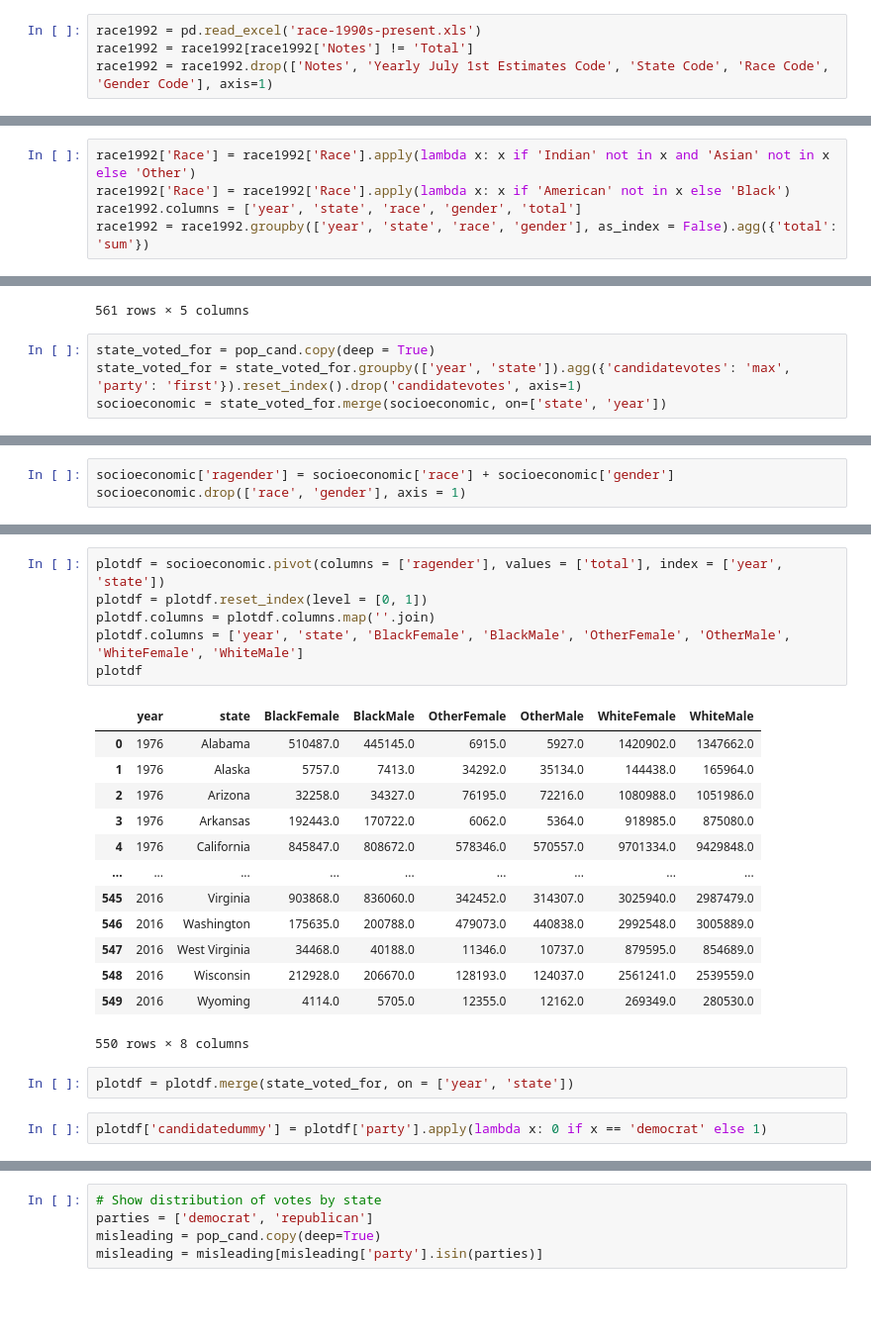
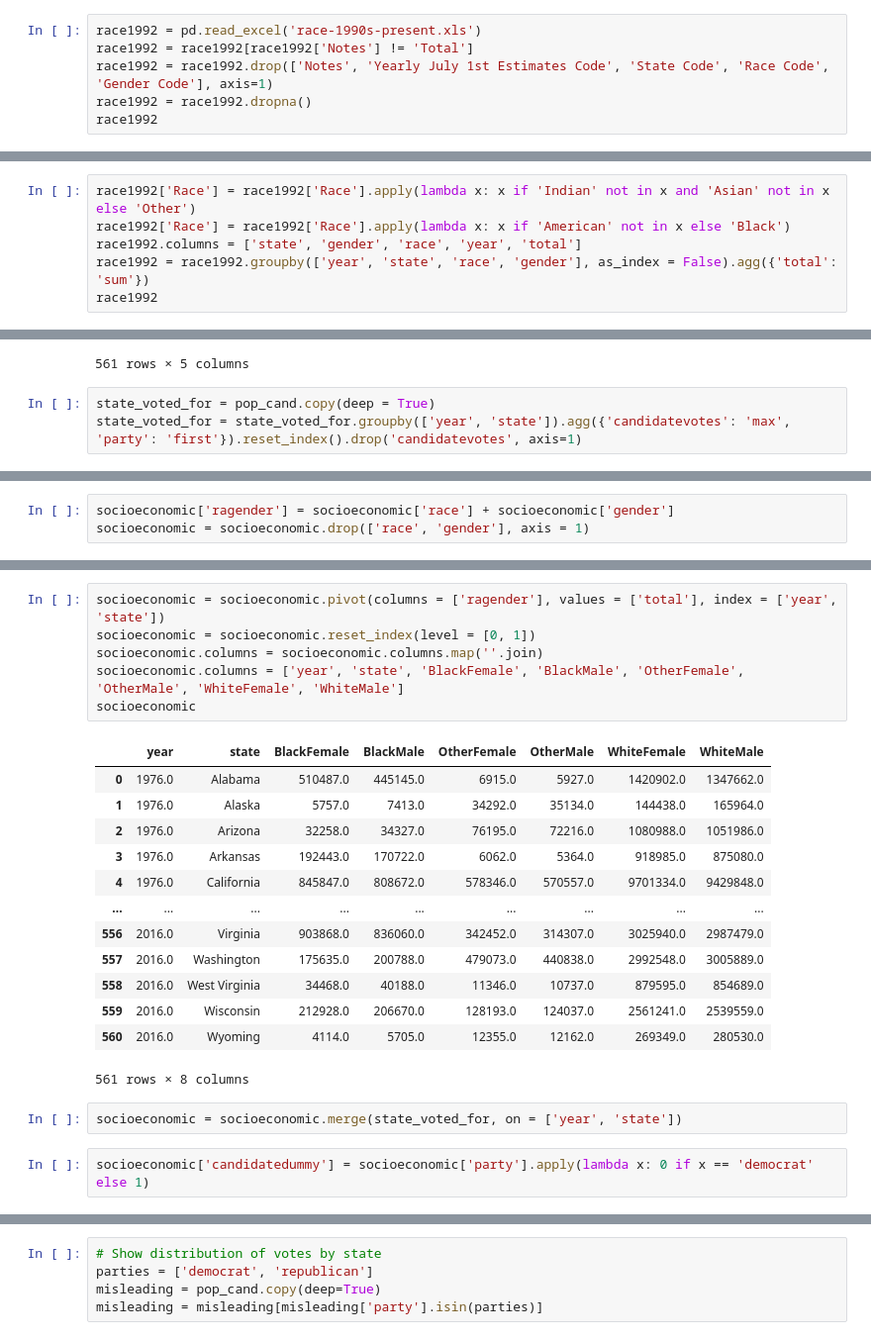
Before and after one commit to arundhingra/Final-Project, a Jupyter notebook: Final Tutorial.ipynb, the cells around one changed output, grey strips where cells are left out. Shown at 99% size. Drawn from its saved outputs; the diff is of its cells as text; blank space fills up the shorter version.

Commit message:
merged pov socio

```diff
--- a/Final Tutorial.ipynb
+++ b/Final Tutorial.ipynb
@@ -182,3 +183,5 @@ race1970s
 race1992 = pd.read_excel('race-1990s-present.xls')
 race1992 = race1992[race1992['Notes'] != 'Total']
 race1992 = race1992.drop(['Notes', 'Yearly July 1st Estimates Code', 'State Code', 'Race Code', 'Gender Code'], axis=1)
+race1992 = race1992.dropna()
+race1992
@@ -185,5 +202,6 @@ race1992 = race1992.drop(['Notes', 'Yearly July 1st Estimates Code', 'State Code
 # %%
 race1992['Race'] = race1992['Race'].apply(lambda x: x if 'Indian' not in x and 'Asian' not in x else 'Other')
 race1992['Race'] = race1992['Race'].apply(lambda x: x if 'American' not in x else 'Black')
-race1992.columns = ['year', 'state', 'race', 'gender', 'total']
+race1992.columns = ['state', 'gender', 'race', 'year', 'total']
 race1992 = race1992.groupby(['year', 'state', 'race', 'gender'], as_index = False).agg({'total': 'sum'})
+race1992
@@ -240,4 +258,3 @@ poverty
 # %%
 state_voted_for = pop_cand.copy(deep = True)
 state_voted_for = state_voted_for.groupby(['year', 'state']).agg({'candidatevotes': 'max', 'party': 'first'}).reset_index().drop('candidatevotes', axis=1)
-socioeconomic = state_voted_for.merge(socioeconomic, on=['state', 'year'])
@@ -260,3 +261,3 @@ socioeconomic
 # %%
 socioeconomic['ragender'] = socioeconomic['race'] + socioeconomic['gender']
-socioeconomic.drop(['race', 'gender'], axis = 1)
+socioeconomic = socioeconomic.drop(['race', 'gender'], axis = 1)
@@ -277,24 +264,24 @@ socioeconomic.drop(['race', 'gender'], axis = 1)
 # %%
-plotdf = socioeconomic.pivot(columns = ['ragender'], values = ['total'], index = ['year', 'state'])
-plotdf = plotdf.reset_index(level = [0, 1])
-plotdf.columns = plotdf.columns.map(''.join)
-plotdf.columns = ['year', 'state', 'BlackFemale', 'BlackMale', 'OtherFemale', 'OtherMale', 'WhiteFemale', 'WhiteMale']
-plotdf
+socioeconomic = socioeconomic.pivot(columns = ['ragender'], values = ['total'], index = ['year', 'state'])
+socioeconomic = socioeconomic.reset_index(level = [0, 1])
+socioeconomic.columns = socioeconomic.columns.map(''.join)
+socioeconomic.columns = ['year', 'state', 'BlackFemale', 'BlackMale', 'OtherFemale', 'OtherMale', 'WhiteFemale', 'WhiteMale']
+socioeconomic
 # %% [output]
 |  | year | state | BlackFemale | BlackMale | OtherFemale | OtherMale | WhiteFemale | WhiteMale |
-| 0 | 1976 | Alabama | 510487.0 | 445145.0 | 6915.0 | 5927.0 | 1420902.0 | 1347662.0 |
-| 1 | 1976 | Alaska | 5757.0 | 7413.0 | 34292.0 | 35134.0 | 144438.0 | 165964.0 |
-| 2 | 1976 | Arizona | 32258.0 | 34327.0 | 76195.0 | 72216.0 | 1080988.0 | 1051986.0 |
-| 3 | 1976 | Arkansas | 192443.0 | 170722.0 | 6062.0 | 5364.0 | 918985.0 | 875080.0 |
-| 4 | 1976 | California | 845847.0 | 808672.0 | 578346.0 | 570557.0 | 9701334.0 | 9429848.0 |
+| 0 | 1976.0 | Alabama | 510487.0 | 445145.0 | 6915.0 | 5927.0 | 1420902.0 | 1347662.0 |
+| 1 | 1976.0 | Alaska | 5757.0 | 7413.0 | 34292.0 | 35134.0 | 144438.0 | 165964.0 |
+| 2 | 1976.0 | Arizona | 32258.0 | 34327.0 | 76195.0 | 72216.0 | 1080988.0 | 1051986.0 |
+| 3 | 1976.0 | Arkansas | 192443.0 | 170722.0 | 6062.0 | 5364.0 | 918985.0 | 875080.0 |
+| 4 | 1976.0 | California | 845847.0 | 808672.0 | 578346.0 | 570557.0 | 9701334.0 | 9429848.0 |
 | ... | ... | ... | ... | ... | ... | ... | ... | ... |
-| 545 | 2016 | Virginia | 903868.0 | 836060.0 | 342452.0 | 314307.0 | 3025940.0 | 2987479.0 |
-| 546 | 2016 | Washington | 175635.0 | 200788.0 | 479073.0 | 440838.0 | 2992548.0 | 3005889.0 |
-| 547 | 2016 | West Virginia | 34468.0 | 40188.0 | 11346.0 | 10737.0 | 879595.0 | 854689.0 |
-| 548 | 2016 | Wisconsin | 212928.0 | 206670.0 | 128193.0 | 124037.0 | 2561241.0 | 2539559.0 |
-| 549 | 2016 | Wyoming | 4114.0 | 5705.0 | 12355.0 | 12162.0 | 269349.0 | 280530.0 |
+| 556 | 2016.0 | Virginia | 903868.0 | 836060.0 | 342452.0 | 314307.0 | 3025940.0 | 2987479.0 |
+| 557 | 2016.0 | Washington | 175635.0 | 200788.0 | 479073.0 | 440838.0 | 2992548.0 | 3005889.0 |
+| 558 | 2016.0 | West Virginia | 34468.0 | 40188.0 | 11346.0 | 10737.0 | 879595.0 | 854689.0 |
+| 559 | 2016.0 | Wisconsin | 212928.0 | 206670.0 | 128193.0 | 124037.0 | 2561241.0 | 2539559.0 |
+| 560 | 2016.0 | Wyoming | 4114.0 | 5705.0 | 12355.0 | 12162.0 | 269349.0 | 280530.0 |
-550 rows × 8 columns
+561 rows × 8 columns
 # %%
-plotdf = plotdf.merge(state_voted_for, on = ['year', 'state'])
+socioeconomic = socioeconomic.merge(state_voted_for, on = ['year', 'state'])
 # %%
-plotdf['candidatedummy'] = plotdf['party'].apply(lambda x: 0 if x == 'democrat' else 1)
+socioeconomic['candidatedummy'] = socioeconomic['party'].apply(lambda x: 0 if x == 'democrat' else 1)
```
Also changed, not shown: parts of 16 cells of this notebook, 2 other files.
